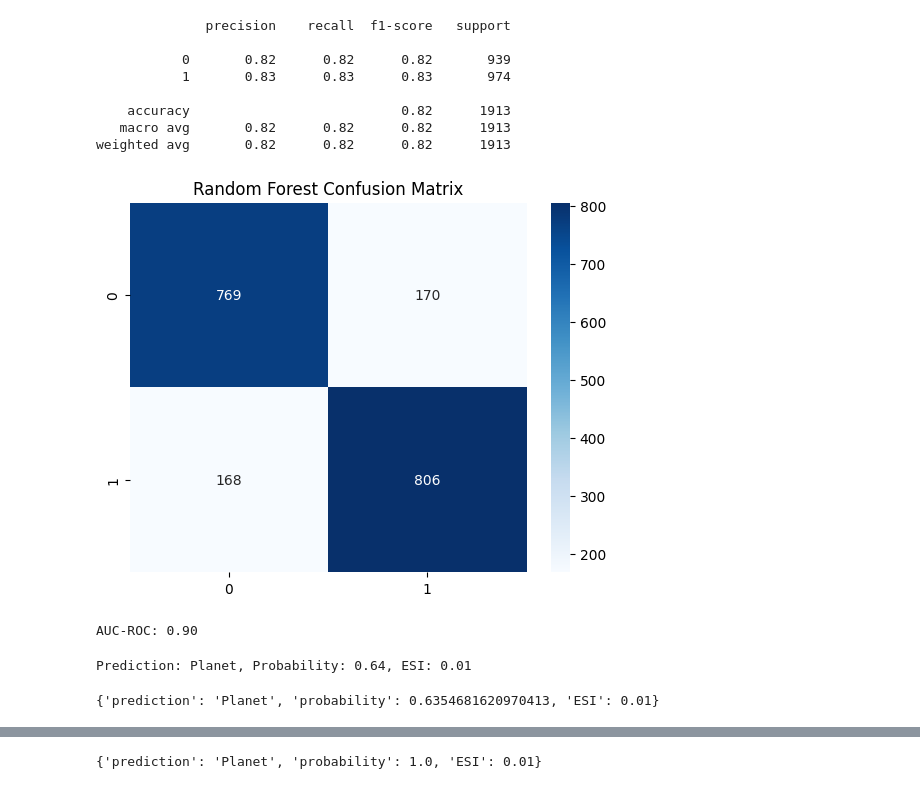
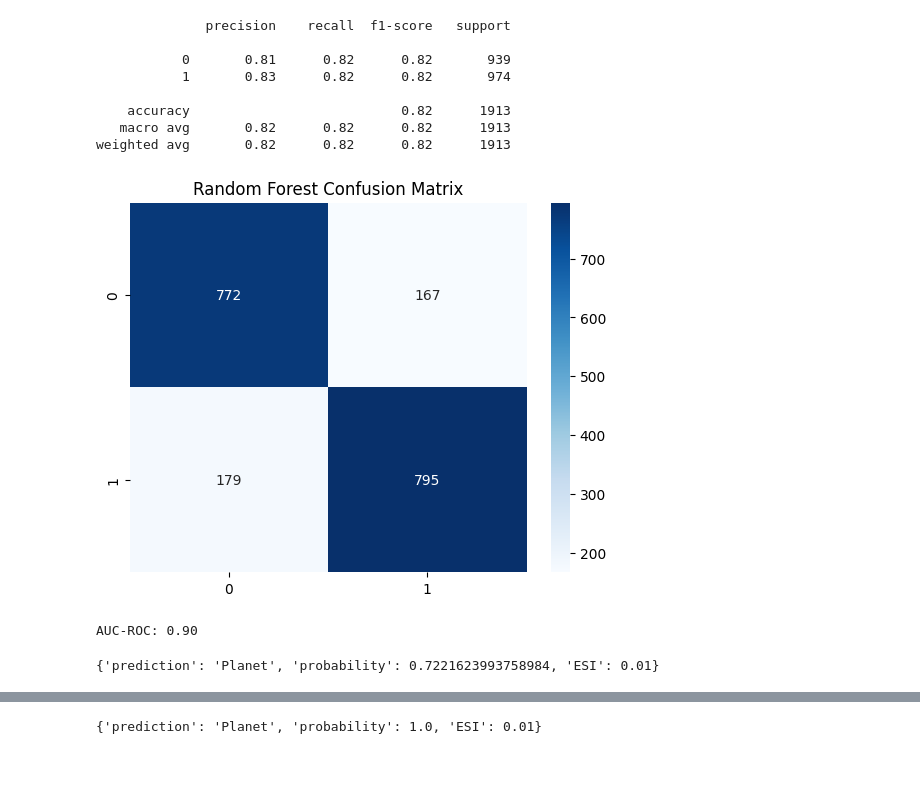
Before and after one commit to gazi-faysal-jubayer/ExoBengal, a Jupyter notebook: test.ipynb, the cells around one changed output, grey strips where cells are left out. Cells and saved outputs as stored; diff of their text form; code cells hidden in the pictures.

```diff
--- a/test.ipynb
+++ b/test.ipynb
@@ -44,21 +75,24 @@ detect.cnn(params)
 # %%
-new_detect = ex.DetectExoplanet()
-new_detect.train_random_forest()
+
+new_detect.train_random_forest(
+    data_path = "data/cumulative_2025.09.20_12.15.37.csv",
+    n_estimators=100,
+    max_depth=20
+)
 # %% [output]
               precision    recall  f1-score   support
 
-           0       0.82      0.82      0.82       939
-           1       0.83      0.83      0.83       974
+           0       0.81      0.82      0.82       939
+           1       0.83      0.82      0.82       974
 
     accuracy                           0.82      1913
    macro avg       0.82      0.82      0.82      1913
 weighted avg       0.82      0.82      0.82      1913
-[figure, old version]
+[figure, new version]
 AUC-ROC: 0.90
 # %%
 new_detect.random_forest(params)
 # %% [output]
-Prediction: Planet, Probability: 0.64, ESI: 0.01
+{'prediction': 'Planet', 'probability': 0.7221623993758984, 'ESI': 0.01}
-{'prediction': 'Planet', 'probability': 0.6354681620970413, 'ESI': 0.01}
 # %%
 again_detect = ex.DetectExoplanet()
```
Also changed, not shown: parts of 9 cells of this notebook, 12 other files.
